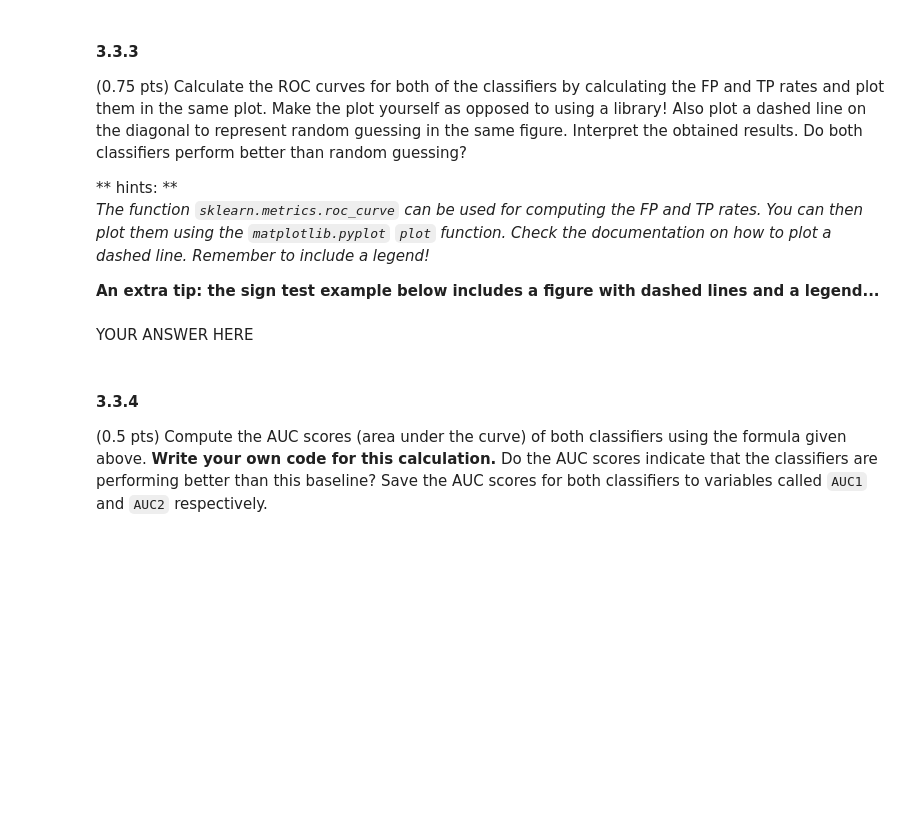
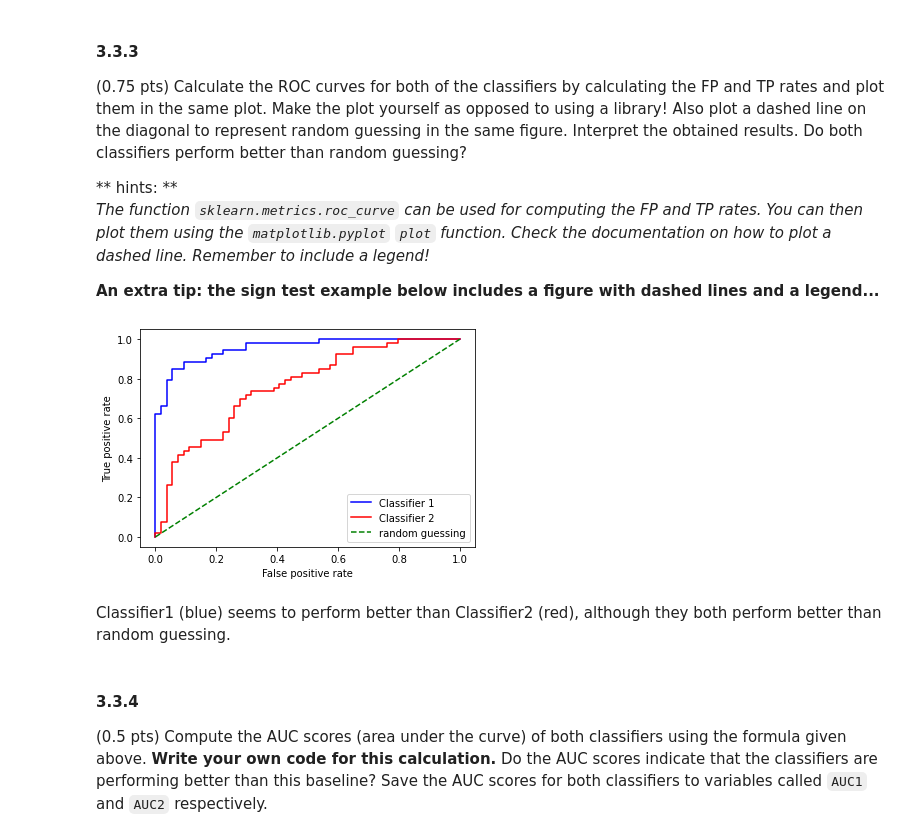
Before and after one commit to CornelisseMichael/Datamining, a Jupyter notebook: assignment_3/assignment_3/assignment_3.ipynb, the cells around one changed output. Cells and saved outputs as stored; diff of their text form; code cells hidden in the pictures; blank space fills up the shorter version.

```diff
--- a/assignment_3/assignment_3/assignment_3.ipynb
+++ b/assignment_3/assignment_3/assignment_3.ipynb
@@ -254,0 +302,13 @@ raise NotImplementedError()
+# %%
+# YOUR CODE HERE
+import pandas as pd
+df = pd.read_excel('../data/classprobs.xls', names=['label', 'prob1', 'prob2'])
+
+true_class = df['label'].values
+print(true_class)
+pred1 = df['prob1'].values
+print(pred1)
+pred2 = df['prob2'].values
+print(pred2)
+
+df.head()
@@ -269,5 +352,20 @@ raise NotImplementedError()
-# %% [markdown]
-YOUR ANSWER HERE
+# %%
+# YOUR CODE HERE
+from sklearn.metrics import roc_curve
+
+FP1, TP1, TRS1 = roc_curve(true_class, pred1)
+FP2, TP2, TRS2 = roc_curve(true_class, pred2)
+plt.plot(FP1, TP1, label='Classifier 1', c ='b')
+plt.plot(FP2, TP2, label='Classifier 2', c='r')
+plt.plot([0, 1], label='random guessing', linestyle='dashed', c='g')
+plt.xlabel('False positive rate')
+plt.ylabel('True positive rate')
+plt.legend()
+plt.show()
+# %% [output]
+[figure, added]
+# %% [markdown]
+Classifier1 (blue) seems to perform better than Classifier2 (red), although they both perform better than random guessing.
 # %% [markdown]
 #### 3.3.4
 (0.5 pts) Compute the AUC scores (area under the curve) of both classifiers using the formula given above. **Write your own code for this calculation.** Do the AUC scores indicate that the classifiers are performing better than this baseline? Save the AUC scores for both classifiers to variables called `AUC1` and `AUC2` respectively.
```
Also changed, not shown: parts of 26 cells of this notebook.
